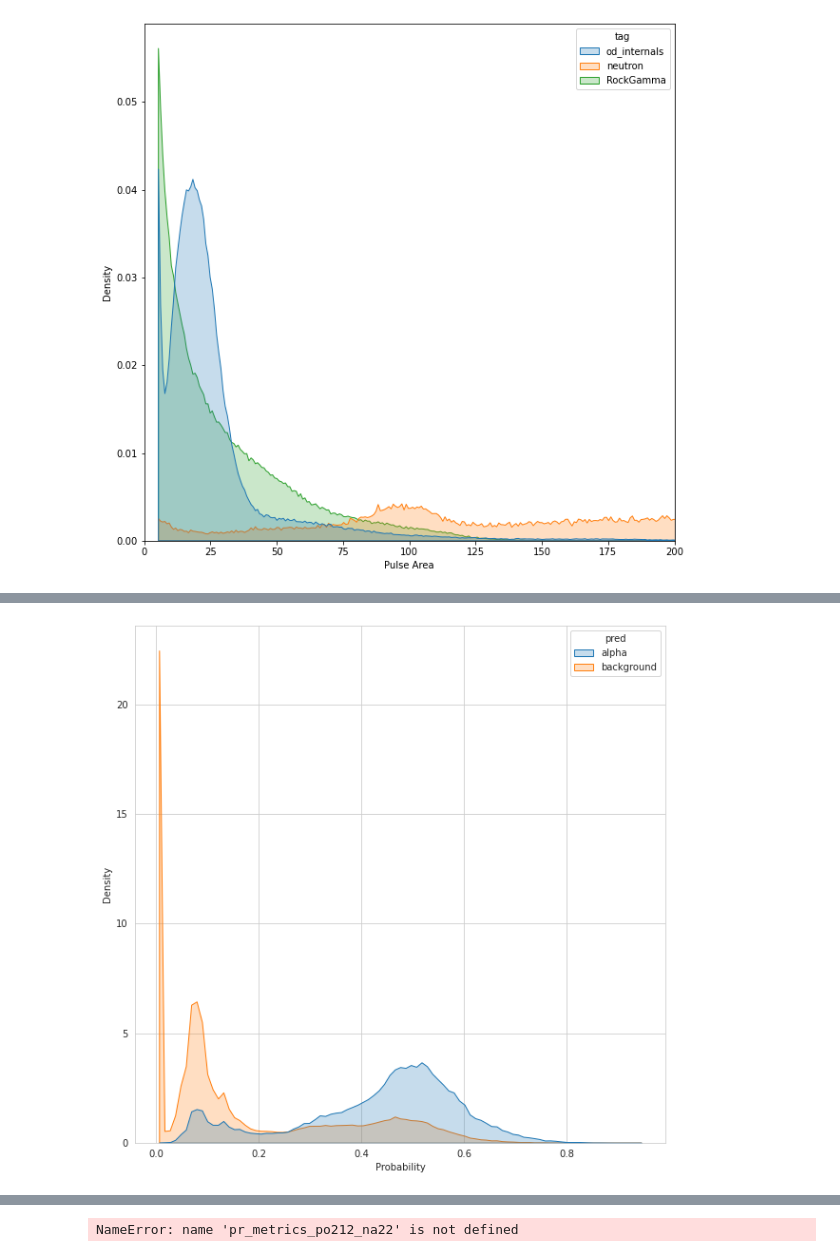
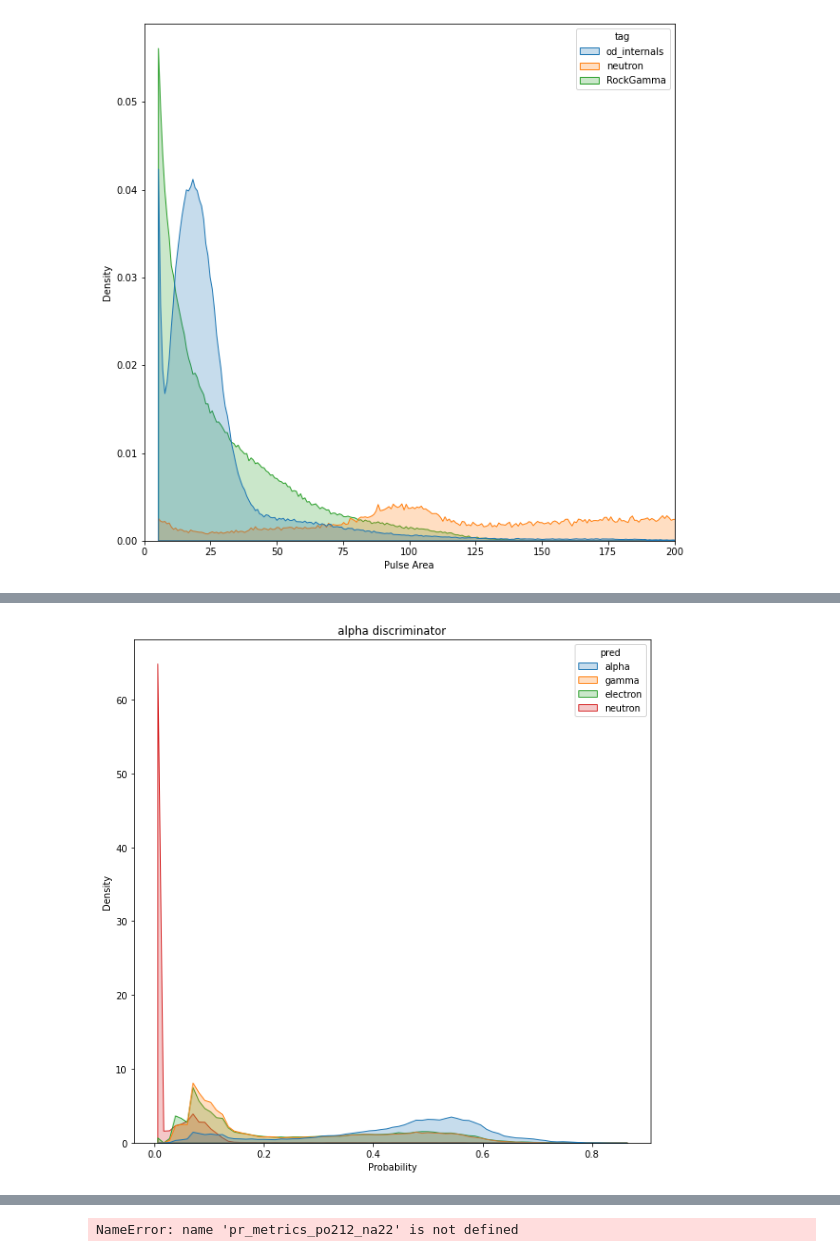
Before and after one commit to Thomas-Long1/LZ_analysis, a Jupyter notebook: LZ_data_analysis.ipynb, the cells around one changed output, grey strips where cells are left out. Cells and saved outputs as stored; diff of their text form; code cells hidden in the pictures.

```diff
--- a/LZ_data_analysis.ipynb
+++ b/LZ_data_analysis.ipynb
@@ -1054,41 +1259,51 @@ plt.show()
 # %%
-prob_col=['prob','true']
+prob_col=['prob','electron_true','alpha_true','gamma_true','neutron_true']
 
-electron_prob=pd.DataFrame([],columns=prob_col)
-electron_prob['prob']=(proba[:,0])
-electron_prob['true']=(labels_test[:,0])
-electron_true=electron_prob[electron_prob['true']==1]
-electron_true['pred']='electron'
-electron_false=electron_prob[electron_prob['true']==0]
-electron_false['pred']='background'
-electron_data=pd.concat([electron_true,electron_false])
 
-alpha_prob=pd.DataFrame([],columns=prob_col)
-alpha_prob['prob']=(proba[:,1])
-alpha_prob['true']=(labels_test[:,1])
-alpha_true=alpha_prob[alpha_prob['true']==1]
-alpha_true['pred']='alpha'
-alpha_false=alpha_prob[alpha_prob['true']==0]
-alpha_false['pred']='background'
-alpha_data=pd.concat([alpha_true,alpha_false])
+electron_data=pd.DataFrame([],columns=prob_col)
+electron_data['prob']=(proba[:,0])
+electron_data['electron_true']=(labels_test[:,0])
+electron_data['alpha_true']=(labels_test[:,1])
+electron_data['gamma_true']=(labels_test[:,2])
+electron_data['neutron_true']=(labels_test[:,3])
+electron_data.loc[electron_data['electron_true'] ==1, 'pred'] = 'electron'
+electron_data.loc[electron_data['alpha_true'] ==1, 'pred'] = 'alpha'
+electron_data.loc[electron_data['gamma_true'] ==1, 'pred'] = 'gamma'
+electron_data.loc[electron_data['neutron_true'] ==1, 'pred'] = 'neutron'
 
-gamma_prob=pd.DataFrame([],columns=prob_col)
-gamma_prob['prob']=(proba[:,2])
-gamma_prob['true']=(labels_test[:,2])
-gamma_true=gamma_prob[gamma_prob['true']==1]
-gamma_true['pred']='gamma'
-gamma_false=gamma_prob[gamma_prob['true']==0]
-gamma_false['pred']='background'
-gamma_data=pd.concat([gamma_true,gamma_false])
 
-neutron_prob=pd.DataFrame([],columns=prob_col)
-neutron_prob['prob']=(proba[:,3])
-neutron_prob['true']=(labels_test[:,3])
-neutron_true=neutron_prob[neutron_prob['true']==1]
-neutron_true['pred']='neutron'
-neutron_false=neutron_prob[neutron_prob['true']==0]
-neutron_false['pred']='background'
-neutron_data=pd.concat([neutron_true,neutron_false])
+alpha_data=pd.DataFrame([],columns=prob_col)
+alpha_data['prob']=(proba[:,1])
+alpha_data['electron_true']=(labels_test[:,0])
+alpha_data['alpha_true']=(labels_test[:,1])
+alpha_data['gamma_true']=(labels_test[:,2])
+alpha_data['neutron_true']=(labels_test[:,3])
+alpha_data.loc[alpha_data['electron_true'] ==1, 'pred'] = 'electron'
+alpha_data.loc[alpha_data['alpha_true'] ==1, 'pred'] = 'alpha'
+alpha_data.loc[alpha_data['gamma_true'] ==1, 'pred'] = 'gamma'
+alpha_data.loc[alpha_data['neutron_true'] ==1, 'pred'] = 'neutron'
+
+gamma_data=pd.DataFrame([],columns=prob_col)
+gamma_data['prob']=(proba[:,2])
+gamma_data['electron_true']=(labels_test[:,0])
+gamma_data['alpha_true']=(labels_test[:,1])
+gamma_data['gamma_true']=(labels_test[:,2])
+gamma_data['neutron_true']=(labels_test[:,3])
+gamma_data.loc[gamma_data['electron_true'] ==1, 'pred'] = 'electron'
+gamma_data.loc[gamma_data['alpha_true'] ==1, 'pred'] = 'alpha'
+gamma_data.loc[gamma_data['gamma_true'] ==1, 'pred'] = 'gamma'
+gamma_data.loc[gamma_data['neutron_true'] ==1, 'pred'] = 'neutron'
+
+neutron_data=pd.DataFrame([],columns=prob_col)
+neutron_data['prob']=(proba[:,3])
+neutron_data['electron_true']=(labels_test[:,0])
+neutron_data['alpha_true']=(labels_test[:,1])
+neutron_data['gamma_true']=(labels_test[:,2])
+neutron_data['neutron_true']=(labels_test[:,3])
+neutron_data.loc[neutron_data['electron_true'] ==1, 'pred'] = 'electron'
+neutron_data.loc[neutron_data['alpha_true'] ==1, 'pred'] = 'alpha'
+neutron_data.loc[neutron_data['gamma_true'] ==1, 'pred'] = 'gamma'
+neutron_data.loc[neutron_data['neutron_true'] ==1, 'pred'] = 'neutron'
 
 
 
@@ -1097,20 +1312,24 @@ plt.close()
 plt.figure(figsize=(10,10))
 sns.histplot(data=electron_data, x="prob",hue='pred', element="poly", common_norm=False, stat="density")
 plt.xlabel('Probability')
+plt.title('electron discriminator')
 plt.show()
 plt.close()
 plt.figure(figsize=(10,10))
 sns.histplot(data=alpha_data, x="prob",hue='pred', element="poly", common_norm=False, stat="density")
 plt.xlabel('Probability')
+plt.title('alpha discriminator')
 plt.show()
 plt.close()
 plt.figure(figsize=(10,10))
 sns.histplot(data=gamma_data, x="prob",hue='pred', element="poly", common_norm=False, stat="density")
 plt.xlabel('Probability')
+plt.title('gamma discriminator')
 plt.show()
 plt.close()
 plt.figure(figsize=(10,10))
 sns.histplot(data=neutron_data, x="prob",hue='pred', element="poly", common_norm=False, stat="density")
 plt.xlabel('Probability')
+plt.title('neutron discriminator')
 plt.show()
 # %% [output]
@@ -1135 +1337 @@ See the caveats in the documentation: https://pandas.pydata.org/pandas-docs/stab
-[figure, old version]
+[figure, new version]
```
Also changed, not shown: parts of 17 cells of this notebook.
